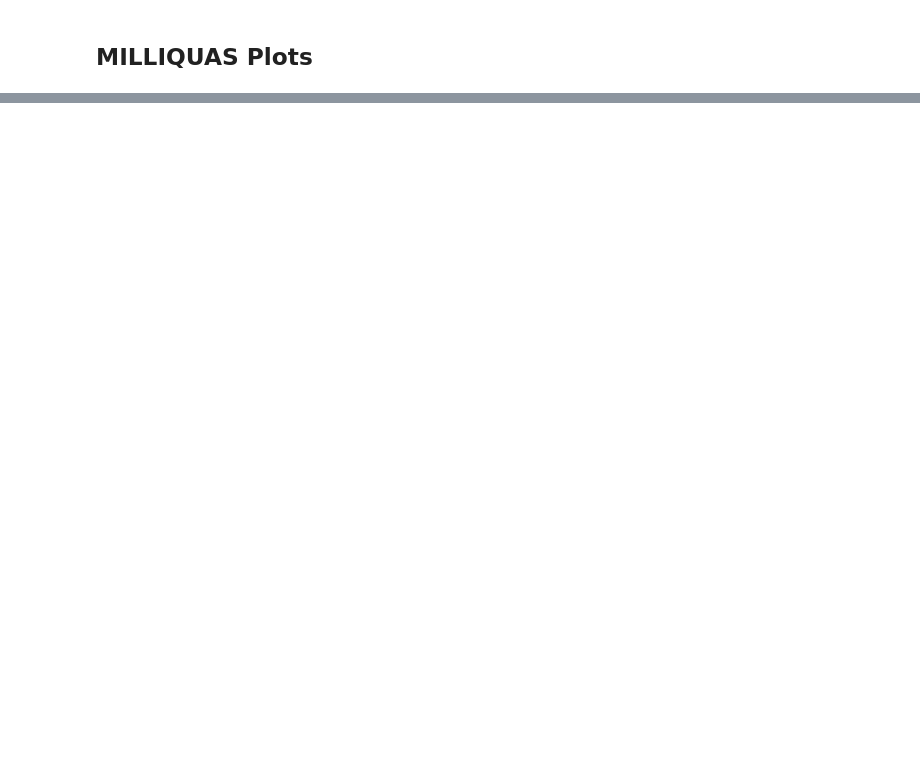
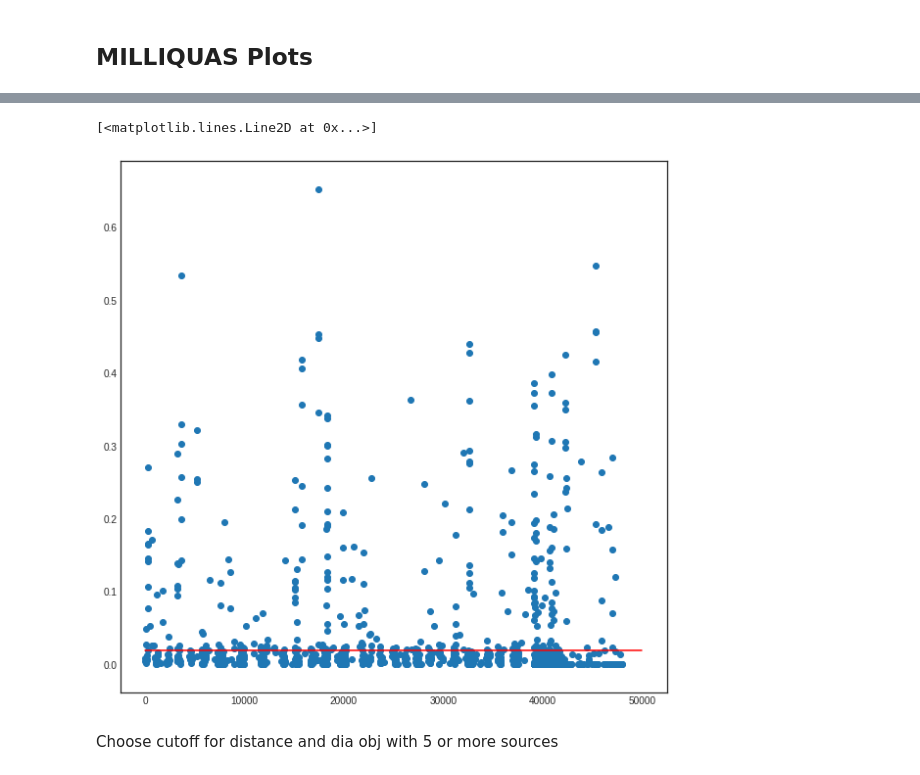
Before and after one commit to mrawls/qso-hitsvar, a Jupyter notebook: ASTR_499_NB4_QSOobjectplots.ipynb, the cells around one changed output, grey strips where cells are left out. Drawn from its saved outputs; the diff is of its cells as text; code cells hidden in the pictures; blank space fills up the shorter version.

```diff
--- a/ASTR_499_NB4_QSOobjectplots.ipynb
+++ b/ASTR_499_NB4_QSOobjectplots.ipynb
@@ -352,0 +287,5 @@ plt.scatter(hitsDf['raMedian'],hitsDf['decMedian'])
+# %%
+MILLI_sub1_visible = MILLI_sub1.query('rmag < 23 and bmag < 23')
+MILLI_sub2_visible = MILLI_sub2.query('rmag < 23 and bmag < 23')
+print(len(MILLI_sub1), len(MILLI_sub1_visible))
+print(len(MILLI_sub2), len(MILLI_sub2_visible))
@@ -352,0 +372,4 @@ plt.scatter(hitsDf['raMedian'],hitsDf['decMedian'])
+# %%
+frames1 = [MILLI_sub1_visible, MILLI_sub2_visible]
+MILLI_all_filtered = pd.concat(frames1)
+MILLI_all_filtered.head()
@@ -352,0 +383,20 @@ plt.scatter(hitsDf['raMedian'],hitsDf['decMedian'])
+# %%
+ra1 = MILLI_all_filtered['ra_deg']
+dec1 = MILLI_all_filtered['dec_deg']
+ra2 = goodObj['ra']
+dec2 = goodObj['decl']
+# %%
+c = SkyCoord(ra=ra1*u.degree, dec=dec1*u.degree)
+catalog = SkyCoord(ra=ra2*u.degree, dec=dec2*u.degree)
+idx, d2d, d3d = c.match_to_catalog_sky(catalog)
+# %%
+plt.figure(figsize = (10,10))
+plt.scatter(idx,d2d)
+x = [0,50000]
+y = [0.02,0.02]
+plt.plot(x,y, color = 'red')
+# %% [output]
+[<matplotlib.lines.Line2D at 0x...>]
+[figure, added]
+# %% [markdown]
+Choose cutoff for distance and dia obj with 5 or more sources
```
Also changed, not shown: parts of 60 cells of this notebook, 1 other file.
